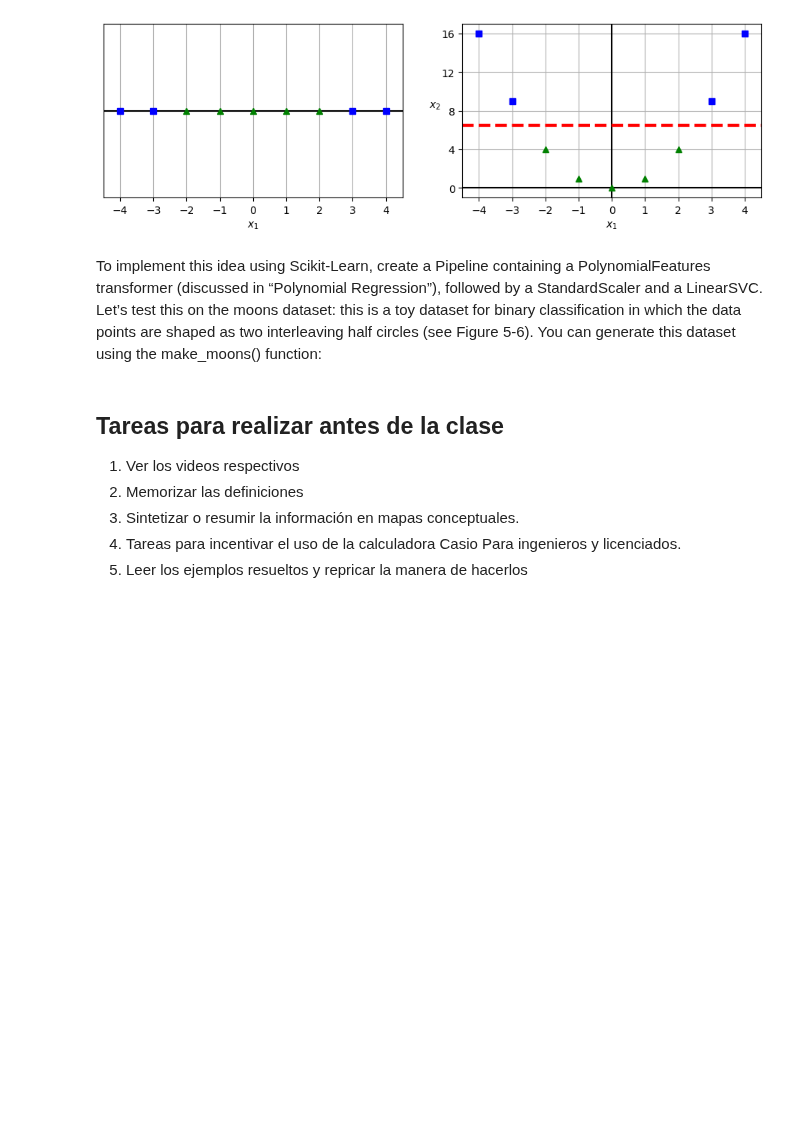
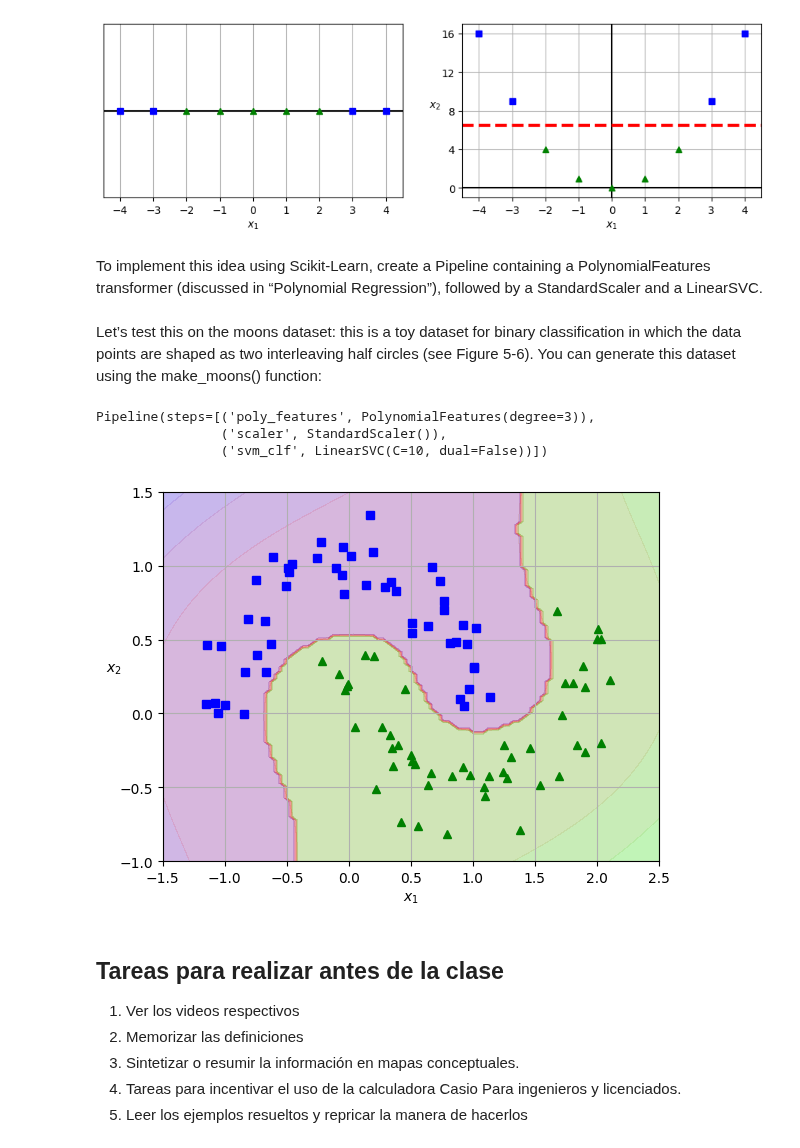
Before and after one commit to marco-canas/didactica_ciencia_datos, a Jupyter notebook: 2_referentes/geron/part_1/c_5/4_ nonlinear_svm_classification/1_4_nolinear_svm_classification.ipynb, the cells around one changed output. Drawn from its saved outputs; the diff is of its cells as text; code cells hidden in the pictures; blank space fills up the shorter version.

Commit message:
no linear SVC

```diff
--- a/2_referentes/geron/part_1/c_5/4_ nonlinear_svm_classification/1_4_nolinear_svm_classification.ipynb
+++ b/2_referentes/geron/part_1/c_5/4_ nonlinear_svm_classification/1_4_nolinear_svm_classification.ipynb
@@ -137,8 +168,56 @@ plt.savefig("higher_dimensions_plot")
 plt.show()
 # %% [output]
 [figure]
+# %% [markdown]
+To implement this idea using Scikit-Learn, create a Pipeline containing a PolynomialFeatures transformer (discussed in “Polynomial Regression”), followed by a StandardScaler and a LinearSVC.
 # %% [markdown]
-To implement this idea using Scikit-Learn, create a Pipeline containing a PolynomialFeatures transformer (discussed in “Polynomial Regression”), followed by a StandardScaler and a LinearSVC. Let’s test this on the moons dataset: this is a toy dataset for binary classification in which the data points are shaped as two interleaving half circles (see Figure 5-6). You can generate this dataset using the make_moons() function:
+Let’s test this on the moons dataset: this is a toy dataset for binary classification in which the data points are shaped as two interleaving half circles (see Figure 5-6). You can generate this dataset using the make_moons() function:
+# %%
+from sklearn.datasets import make_moons
+from sklearn.preprocessing import PolynomialFeatures
+from sklearn.preprocessing import StandardScaler
+from sklearn.svm import LinearSVC
+from sklearn.pipeline import Pipeline
+
+X, y = make_moons(n_samples=100, noise=0.15)
+polynomial_svm_clf = Pipeline([
+("poly_features", PolynomialFeatures(degree=3)),
+("scaler", StandardScaler()),
+("svm_clf", LinearSVC(C=10, loss="squared_hinge", dual = False))
+])
+polynomial_svm_clf.fit(X, y)
+# %% [output]
+Pipeline(steps=[('poly_features', PolynomialFeatures(degree=3)),
+                ('scaler', StandardScaler()),
+                ('svm_clf', LinearSVC(C=10, dual=False))])
+# %%
+# extra code – this cell generates and saves Figure 5–6
+
+def plot_dataset(X, y, axes):
+    plt.plot(X[:, 0][y==0], X[:, 1][y==0], "bs")
+    plt.plot(X[:, 0][y==1], X[:, 1][y==1], "g^")
+    plt.axis(axes)
+    plt.grid(True)
+    plt.xlabel("$x_1$")
+    plt.ylabel("$x_2$", rotation=0)
+
+def plot_predictions(clf, axes):
+    x0s = np.linspace(axes[0], axes[1], 100)
+    x1s = np.linspace(axes[2], axes[3], 100)
+    x0, x1 = np.meshgrid(x0s, x1s)
+    X = np.c_[x0.ravel(), x1.ravel()]
+    y_pred = clf.predict(X).reshape(x0.shape)
+    y_decision = clf.decision_function(X).reshape(x0.shape)
+    plt.contourf(x0, x1, y_pred, cmap=plt.cm.brg, alpha=0.2)
+    plt.contourf(x0, x1, y_decision, cmap=plt.cm.brg, alpha=0.1)
+
+plot_predictions(polynomial_svm_clf, [-1.5, 2.5, -1, 1.5])
+plot_dataset(X, y, [-1.5, 2.5, -1, 1.5])
+
+plt.savefig("/home/marco/Documentos/investigacion/didactica_ciencia_datos/4_images/images_of_referents/geron/5_chapter/moons_polynomial_svc_plot.jpg")
+plt.show()
+# %% [output]
+[figure, added]
 # %% [markdown]
 ## Tareas para realizar antes de la clase
 
```
Also changed, not shown: parts of 18 cells of this notebook, 4 other files.
